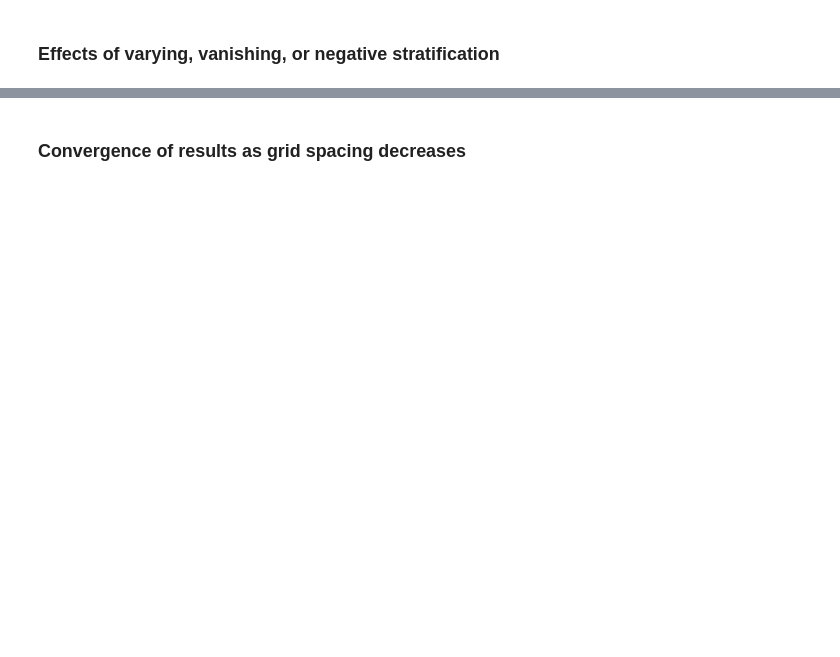
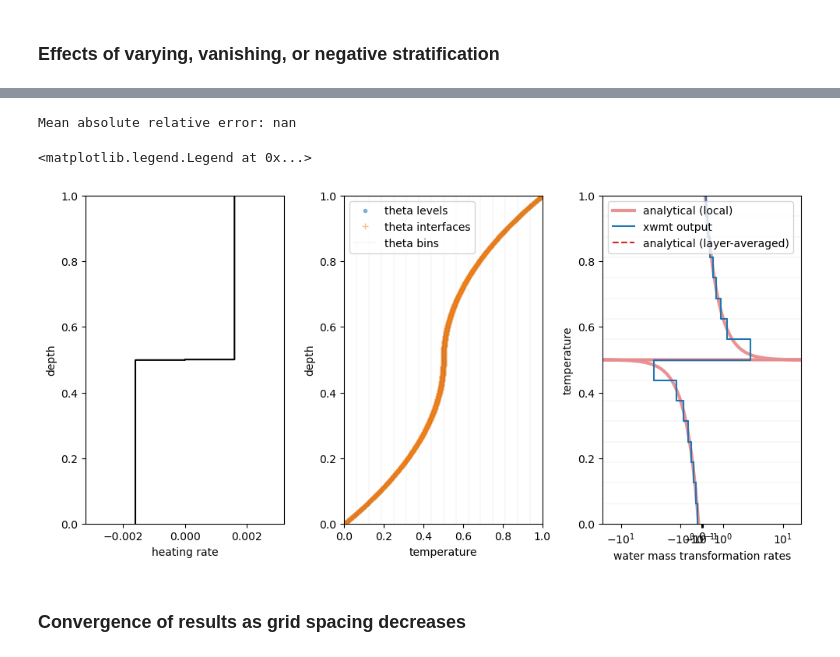
Before and after one commit to NOAA-GFDL/xwmt, a Jupyter notebook: notebooks/testing_examples.ipynb, the cells around one changed output, grey strips where cells are left out. Cells and saved outputs as stored; diff of their text form; code cells hidden in the pictures; blank space fills up the shorter version.

```diff
--- a/notebooks/testing_examples.ipynb
+++ b/notebooks/testing_examples.ipynb
@@ -621,2 +292,45 @@ plt.tight_layout()
+# %%
+def lam_vanishing_dlamdz(z):
+    sign = 2*np.float64(z>0.5)-1
+    return (1 + sign*(2*z - 1)**2)/2.
+
+def differential_heating_local(z):
+    return (2*np.float64(z>0.5)-1)
+
+def wmt_local_vanishing_dlamdz(lam):
+    sign = 2*np.float64(lam>0.5)-1
+    return sign/(2*np.sqrt(sign*(2*lam-1)))
+
+def differential_heating_layer(z_i):
+    sign = 2*np.float64(z_i>0.5)-1
+    out = np.diff(sign*z_i)/np.diff(z_i)
+    out[(z_i[:-1].values<=0.5)&(0.5<=z_i.values[1:])] = 0.
+    return out
+
+def wmt_layer_vanishing_dlamdz(lam_bins):
+    def f(lam):
+        sign = 2*np.float64(lam>0.5)-1
+        u = 1 + sign*np.sqrt(sign*(1-2*lam))
+        return 0.5*u
+    out = np.diff(f(lam_bins))/np.diff(lam_bins)
+    out[(lam_bins[:-1]<=0.5)&(0.5<=lam_bins[1:])] = np.nan
+    return out
+
+fig, axes = idealized_wmt_experiment(
+    lam_vanishing_dlamdz,
+    differential_heating_local,
+    wmt_local_vanishing_dlamdz,
+    differential_heating_layer,
+    wmt_layer_vanishing_dlamdz,
+    dz=dz,
+    dlam=dlam
+);
+axes[2].set_xlim(-20, 20);
+axes[2].set_xscale("symlog", linthresh=0.5, linscale=0.05)
+axes[2].legend(loc="upper left")
+# %% [output]
+Mean absolute relative error: nan
+<matplotlib.legend.Legend at 0x...>
+[figure, added]
 # %% [markdown]
 ### Convergence of results as grid spacing decreases
```
Also changed, not shown: parts of 26 cells of this notebook.
